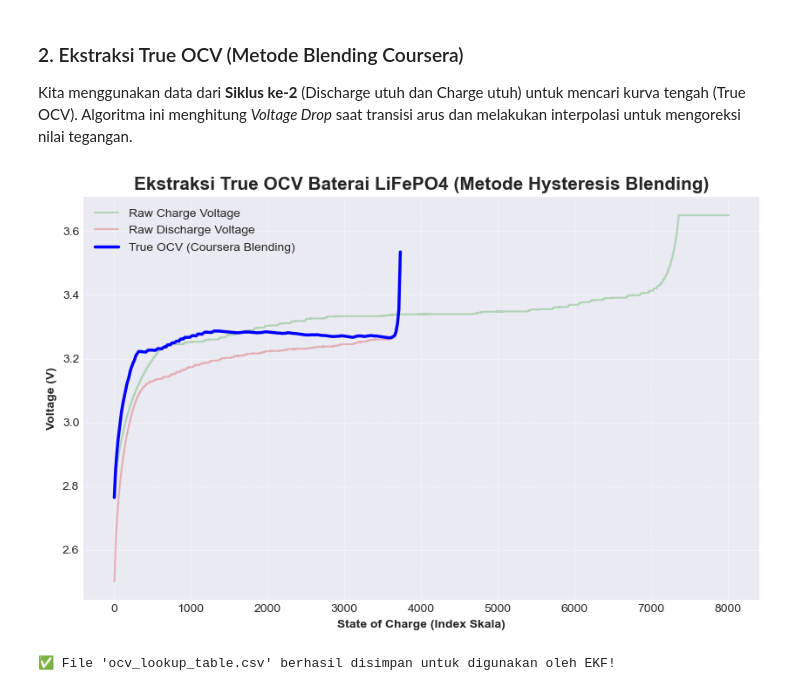
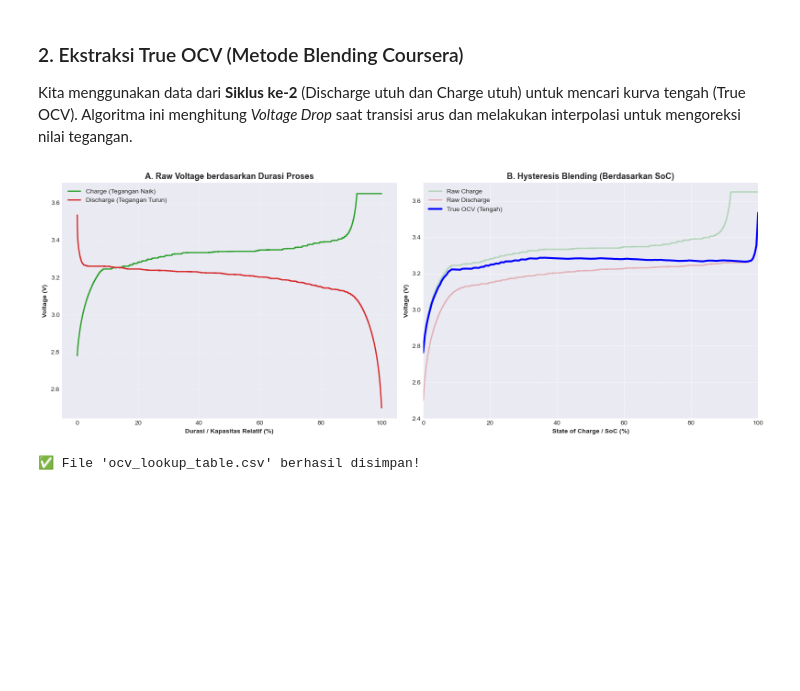
Before and after one commit to Zenalghi/cell-b-LifePo4, a Jupyter notebook: 2_Capacity_Efficiency_and_TrueOCV.ipynb, the cells around one changed output. Cells and saved outputs as stored; diff of their text form; code cells hidden in the pictures; blank space fills up the shorter version.

```diff
--- a/2_Capacity_Efficiency_and_TrueOCV.ipynb
+++ b/2_Capacity_Efficiency_and_TrueOCV.ipynb
@@ -153,42 +166,67 @@ ind_chg_half = np.where(chgZ < 0.5)[0]
 vChg = chgV[ind_chg_half] - (chgZ[ind_chg_half] * deltaV50)
 zChg = chgZ[ind_chg_half]
 
 ind_dis_half = np.where(disZ > 0.5)[0]
 vDis = np.flip(disV[ind_dis_half] + ((1 - disZ[ind_dis_half]) * deltaV50))
 zDis = np.flip(disZ[ind_dis_half])
 
 # 4. Gabungkan dan Buat Lookup Table Final
 z_combined = np.concatenate((zChg, zDis))
 v_combined = np.concatenate((vChg, vDis))
 
 sort_idx = np.argsort(z_combined)
 z_combined = z_combined[sort_idx]
 v_combined = v_combined[sort_idx]
 
 # Output 200 titik SoC (0 sampai 100%)
 SOC_out = np.linspace(0, 1, 200)
 f_rawocv = interp1d(z_combined, v_combined, kind='linear', fill_value="extrapolate")
 True_OCV = f_rawocv(SOC_out)
 
 # -----------------------------------------------------------------
 # VISUALISASI HASIL TRUE OCV
 # -----------------------------------------------------------------
-plt.figure(figsize=(10, 6))
-plt.plot(df_raw['Vol(V)'].iloc[indC].values, color='tab:green', alpha=0.3, label='Raw Charge Voltage')
-plt.plot(df_raw['Vol(V)'].iloc[indD].values[::-1], color='tab:red', alpha=0.3, label='Raw Discharge Voltage')
+fig, (ax1, ax2) = plt.subplots(1, 2, figsize=(16, 6))
 
-plt.plot(SOC_out * len(indD), True_OCV, 'b-', linewidth=2.5, label='True OCV (Coursera Blending)')
-plt.title('Ekstraksi True OCV Baterai LiFePO4 (Metode Hysteresis Blending)', fontsize=15, fontweight='bold')
-plt.xlabel('State of Charge (Index Skala)', fontweight='bold')
-plt.ylabel('Voltage (V)', fontweight='bold')
-plt.legend()
-plt.grid(True, linestyle=':')
+# --- GRAFIK 1: VOLTAGE VS WAKTU (Membuktikan Discharge itu Turun) ---
+# Kita buat sumbu X berupa Waktu (Kapasitas per step) agar terlihat logis
+ax1.plot(np.linspace(0, 100, len(indC)), df_raw['Vol(V)'].iloc[indC].values,
+         color='tab:green', linewidth=2, label='Charge (Tegangan Naik)')
+ax1.plot(np.linspace(0, 100, len(indD)), df_raw['Vol(V)'].iloc[indD].values,
+         color='tab:red', linewidth=2, label='Discharge (Tegangan Turun)')
+ax1.set_title('A. Raw Voltage berdasarkan Durasi Proses', fontweight='bold', fontsize=13)
+ax1.set_xlabel('Durasi / Kapasitas Relatif (%)', fontweight='bold')
+ax1.set_ylabel('Voltage (V)', fontweight='bold')
+ax1.legend()
+ax1.grid(True, linestyle=':')
+
+# --- GRAFIK 2: VOLTAGE VS SOC (Kurva Hysteresis "Daun" OCV) ---
+x_charge = np.linspace(0, 100, len(indC))
+x_discharge = np.linspace(100, 0, len(indD)) # Mundur karena SoC menurun
+x_true_ocv = SOC_out * 100
+
+ax2.plot(x_charge, df_raw['Vol(V)'].iloc[indC].values,
+         color='tab:green', alpha=0.3, linewidth=2, label='Raw Charge')
+ax2.plot(x_discharge, df_raw['Vol(V)'].iloc[indD].values,
+         color='tab:red', alpha=0.3, linewidth=2, label='Raw Discharge')
+ax2.plot(x_true_ocv, True_OCV,
+         color='blue', linewidth=3, linestyle='-', label='True OCV (Tengah)')
+
+ax2.set_title('B. Hysteresis Blending (Berdasarkan SoC)', fontweight='bold', fontsize=13)
+ax2.set_xlabel('State of Charge / SoC (%)', fontweight='bold')
+ax2.set_ylabel('Voltage (V)', fontweight='bold')
+ax2.set_ylim(2.4, 3.7)
+ax2.set_xlim(0, 100)
+ax2.legend()
+ax2.grid(True, linestyle='--')
+
+plt.tight_layout()
 plt.show()
 
 # Simpan Tabel OCV untuk dipakai di Algoritma EKF (Phase 3)
 df_ocv_lookup = pd.DataFrame({'SoC': SOC_out, 'True_OCV': True_OCV})
 df_ocv_lookup.to_csv('ocv_lookup_table.csv', index=False)
-print("✅ File 'ocv_lookup_table.csv' berhasil disimpan untuk digunakan oleh EKF!")
+print("✅ File 'ocv_lookup_table.csv' berhasil disimpan!")
 # %% [output]
-[figure, old version]
+[figure, new version]
-✅ File 'ocv_lookup_table.csv' berhasil disimpan untuk digunakan oleh EKF!
+✅ File 'ocv_lookup_table.csv' berhasil disimpan!
```
Also changed, not shown: parts of 1 cell of this notebook.
